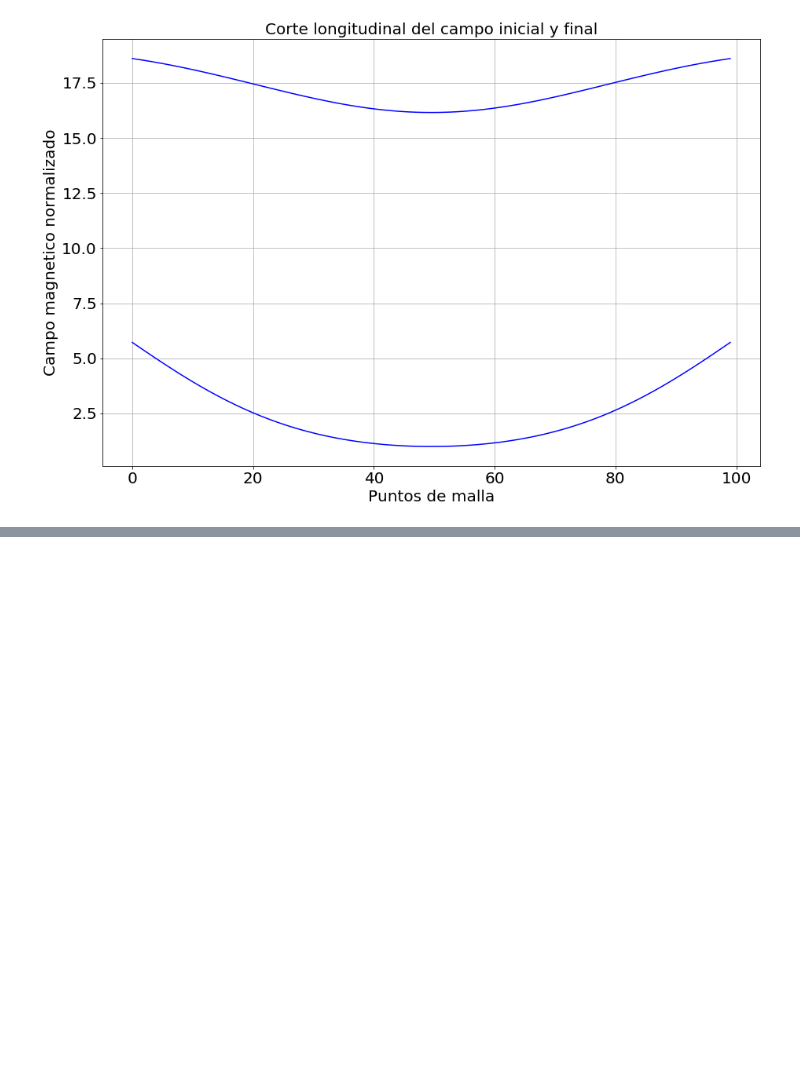
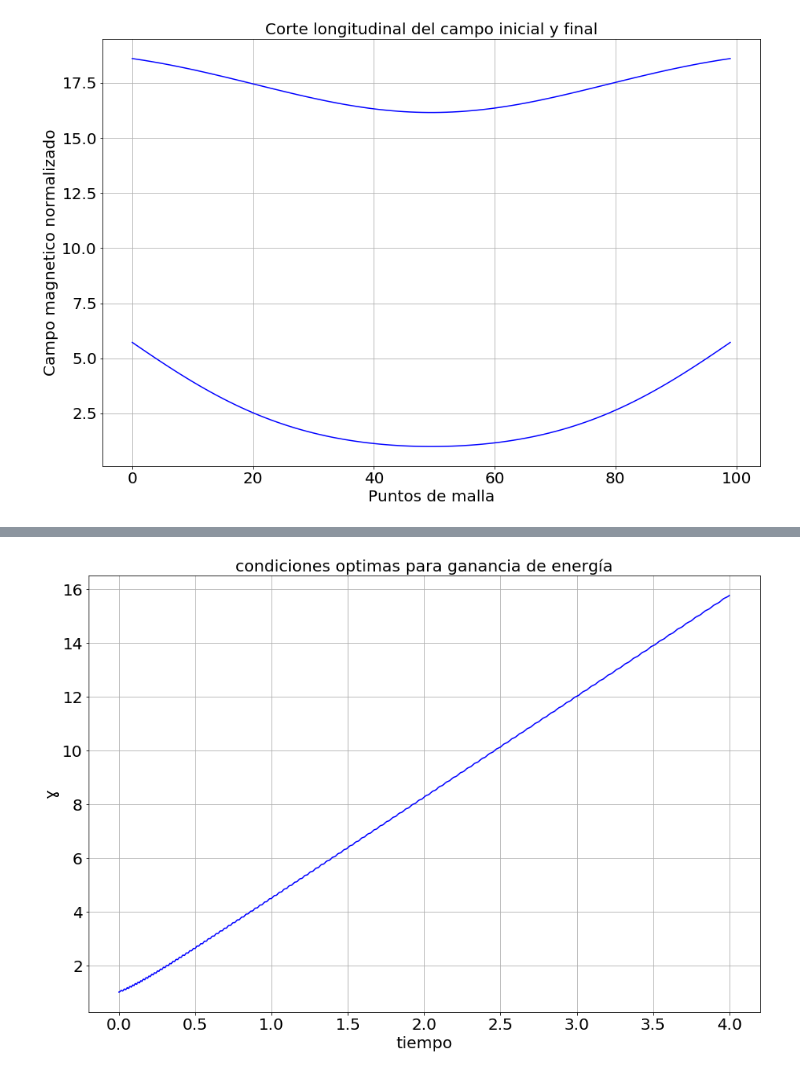
Before and after one commit to alejandroher07/Proyecto-final-, a Jupyter notebook: testing/testing.ipynb, the cells around one changed output, grey strips where cells are left out. Drawn from its saved outputs; the diff is of its cells as text; code cells hidden in the pictures; blank space fills up the shorter version.

```diff
--- a/testing/testing.ipynb
+++ b/testing/testing.ipynb
@@ -44,0 +59,12 @@ plt.savefig('Campo_i_f.jpg')
+# %%
+plt.figure(figsize=(15,10))
+plt.plot(e[:,0], e[:,4],color="blue", linewidth=1.5,)
+
+plt.tick_params(labelsize = 20)
+plt.xlabel('tiempo',fontsize=20)
+plt.ylabel('ɣ',fontsize=20)
+plt.title('condiciones optimas para ganancia de energía',fontsize=20)
+plt.grid(True)
+plt.savefig('test_ele_gamma.jpg')
+# %% [output]
+[figure, added]
```
Also changed, not shown: parts of 2 cells of this notebook.
